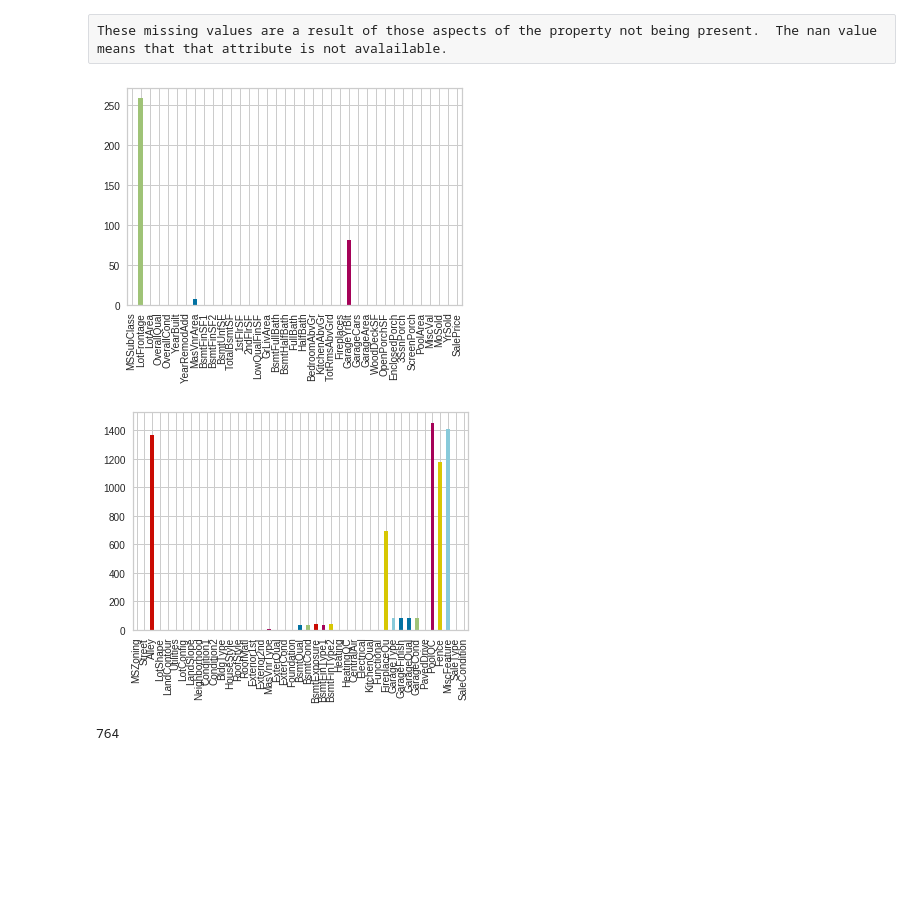
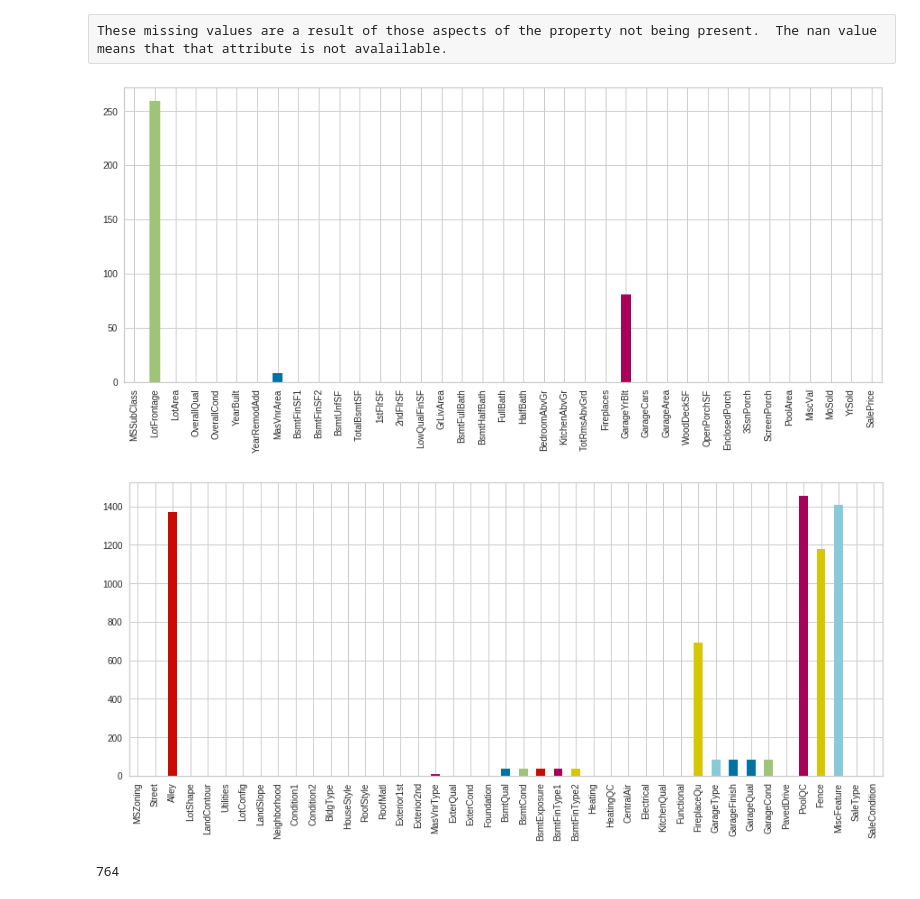
Before and after one commit to Michaels72/House_Price_Prediciton, a Jupyter notebook: HousePrices.ipynb, the cells around one changed output. Cells and saved outputs as stored; diff of their text form; code cells hidden in the pictures; blank space fills up the shorter version.

```diff
--- a/HousePrices.ipynb
+++ b/HousePrices.ipynb
@@ -215,15 +221,15 @@ dtype: int64
 # %% [raw]
 These missing values are a result of those aspects of the property not being present.  The nan value means that that attribute is not avalailable.
 # %%
-(train.select_dtypes(exclude = ['object']).isnull().sum()).plot(kind = 'bar')
+(train.select_dtypes(exclude = ['object']).isnull().sum()).plot(kind = 'bar',figsize=(15,6))
 plt.show()
 # %% [output]
-[figure, old version]
+[figure, new version]
 # %%
-(train.select_dtypes(include = ['object']).isnull().sum()).plot(kind = 'bar')
+(train.select_dtypes(include = ['object']).isnull().sum()).plot(kind = 'bar', figsize=(15,6))
 plt.show()
 # %% [output]
-[figure, old version]
+[figure, new version]
 # %%
 (train.YearRemodAdd == train.YearBuilt).sum()
 # %% [output]
```
Also changed, not shown: parts of 45 cells of this notebook.
